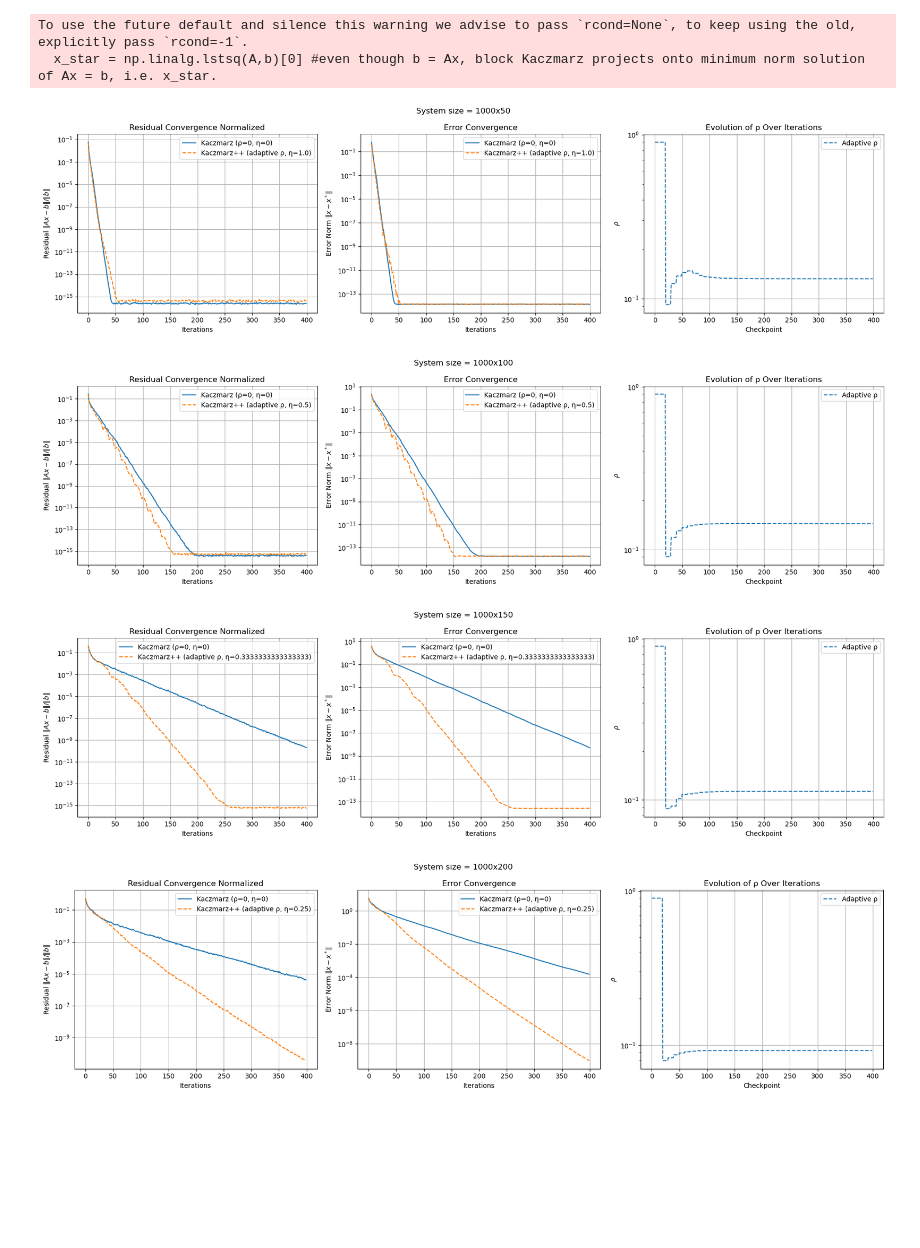
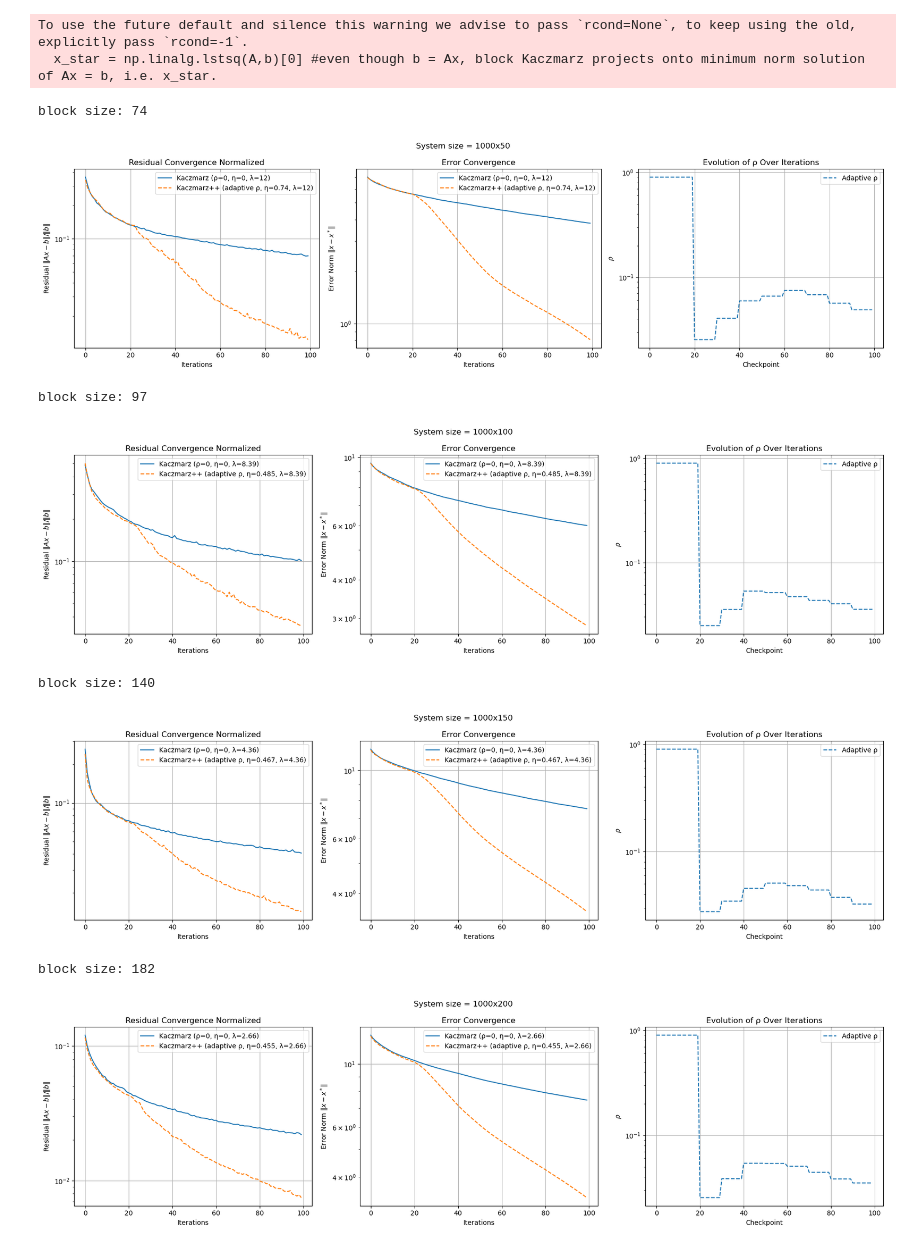
Before and after one commit to jefferyren/SULI, a Jupyter notebook: SULI_Kaczmarz (1).ipynb, the cells around one changed output. Drawn from its saved outputs; the diff is of its cells as text; code cells hidden in the pictures; blank space fills up the shorter version.

```diff
--- a/SULI_Kaczmarz (1).ipynb
+++ b/SULI_Kaczmarz (1).ipynb
@@ -278,4 +297,6 @@ plt.show()
 # %%
+np.random.seed(42)
+
 potential_block_sizes = np.array([25, 50, 100, 200])
 
 m = 1000
@@ -285,23 +306,26 @@ k = k_singular_values(A)
 
 #block size, lambda
 #s = optimal_s_lambda(A, 1, k)[0].astype(int)
-lamb = optimal_s_lambda(A, 1, k)[1]
+#lamb = optimal_s_lambda(A, 1, k)[1]
+lamb_reg = 0.001
 
 for size in potential_block_sizes:
     eta = size/(2*n)
-
+    #lamb_aa = calculate_lamda_mu_nu(A.T @ A, size)[0]
+    #lamb_aa = optimal_s_lambda(A, 1, k)[1]
+    lamb_aa = 0.001
     #no adaptive acceleration
-    x_kacz_reg, residuals_reg, residual_norms_reg, update_norms_reg, errors_reg, rhos_reg = kaczmarz(A, b, lamb = lamb, rho = 0, eta = 0, n_steps = 400, block_size = size, p = 10, x_true = x_star)
+    x_kacz_reg, residuals_reg, residual_norms_reg, update_norms_reg, errors_reg, rhos_reg = kaczmarz(A, b, lamb = lamb_reg, accelerated = False, rho = 0, eta = 0, n_steps = 400, block_size = size, p = 10, x_true = x_star)
     #adaptive acceleration
-    x_kacz_aa, residuals_reg_aa, residual_norms_aa, update_norms_reg_aa, errors_reg_aa, rhos_aa = kaczmarz(A, b, lamb = lamb, rho = 0.9, eta = eta, n_steps = 400, block_size = size, p = 10, x_true = x_star)
+    x_kacz_aa, residuals_reg_aa, residual_norms_aa, update_norms_reg_aa, errors_reg_aa, rhos_aa = kaczmarz(A, b, lamb = lamb_aa, accelerated = True, rho = 0.9, eta = eta, n_steps = 400, block_size = size, p = 10, x_true = x_star)
 
 
     fig, axs = plt.subplots(1, 3, figsize=(18, 5))
     fig.suptitle(f"Block size = {size}")
 
     # Residual
-    axs[0].plot(residual_norms_reg, label="Kaczmarz (ρ=0, η=0)")
-    axs[0].plot(residual_norms_aa, label=f"Kaczmarz++ (adaptive ρ, η={eta})", linestyle='--')
+    axs[0].plot(residual_norms_reg, label=f"Kaczmarz (ρ=0, η=0, λ={lamb_reg:.3g})")
+    axs[0].plot(residual_norms_aa, label=f"Kaczmarz++ (adaptive ρ, η={eta:.3g}, λ={lamb_aa:.3g})", linestyle='--')
     axs[0].set_yscale("log")
     axs[0].set_title("Residual Convergence Normalized")
     axs[0].set_xlabel("Iterations")
@@ -310,8 +334,8 @@ for size in potential_block_sizes:
     axs[0].grid(True)
 
     # Error
-    axs[1].plot(errors_reg, label="Kaczmarz (ρ=0, η=0)")
-    axs[1].plot(errors_reg_aa, label=f"Kaczmarz++ (adaptive ρ, η={eta})", linestyle='--')
+    axs[1].plot(errors_reg, label=f"Kaczmarz (ρ=0, η=0, λ={lamb_reg:.3g})")
+    axs[1].plot(errors_reg_aa, label=f"Kaczmarz++ (adaptive ρ, η={eta:.3g}, λ={lamb_aa:.3g})", linestyle='--')
     axs[1].set_yscale("log")
     axs[1].set_title("Error Convergence")
     axs[1].set_xlabel("Iterations")
@@ -340,62 +364,67 @@ To use the future default and silence this warning we advise to pass `rcond=None
 # %%
+np.random.seed(42)
+
 potential_n_values = np.array([50, 100, 150, 200])
 
 m = 1000
-s = 100
-
-#block size, lambda
-#s = optimal_s_lambda(A, 1, k)[0].astype(int)
-
 for pot_n in potential_n_values:
     A, b, x_true, x_star = generate_rand_system(m, pot_n, cond=1)
     k = k_singular_values(A)
+    s = optimal_s_lambda(A, 1, k)[0].astype(int)
+    print(f"block size: {s}")
     lamb = optimal_s_lambda(A, 1, k)[1]
+    #lamb = calculate_lamda_mu_nu(A.T @ A, s)[0]
+    #lamb = 0.001
 
     eta = s/(2*pot_n)
     #no adaptive acceleration
-    x_kacz_reg, residuals_reg, residual_norms_reg, update_norms_reg, errors_reg, rhos_reg = kaczmarz(A, b, lamb = lamb, rho = 0, eta = 0, n_steps = 400, block_size = s, p = 10, x_true = x_star)
+    x_kacz_reg, residuals_reg, residual_norms_reg, update_norms_reg, errors_reg, rhos_reg = kaczmarz(A, b, lamb = lamb, accelerated = False, rho = 0, eta = 0, n_steps = 100, block_size = s, p = 10, x_true = x_star)
     #adaptive acceleration
-    x_kacz_aa, residuals_reg_aa, residual_norms_aa, update_norms_reg_aa, errors_reg_aa, rhos_aa = kaczmarz(A, b, lamb = lamb, rho = 0.9, eta = eta, n_steps = 400, block_size = s, p = 10, x_true = x_star)
+    x_kacz_aa, residuals_reg_aa, residual_norms_aa, update_norms_reg_aa, errors_reg_aa, rhos_aa = kaczmarz(A, b, lamb = lamb, accelerated = True, rho = 0.9, eta = eta, n_steps = 100, block_size = s, p = 10, x_true = x_star)
 
     fig, axs = plt.subplots(1, 3, figsize=(18, 5))
     fig.suptitle(f"System size = 1000x{pot_n}")
 
     # Residual
-    axs[0].plot(residual_norms_reg, label="Kaczmarz (ρ=0, η=0)")
-    axs[0].plot(residual_norms_aa, label=f"Kaczmarz++ (adaptive ρ, η={eta})", linestyle='--')
+    axs[0].plot(residual_norms_reg, label=f"Kaczmarz (ρ=0, η=0, λ={lamb:.3g})")
+    axs[0].plot(residual_norms_aa, label=f"Kaczmarz++ (adaptive ρ, η={eta:.3g}, λ={lamb:.3g})", linestyle='--')
     axs[0].set_yscale("log")
     axs[0].set_title("Residual Convergence Normalized")
     axs[0].set_xlabel("Iterations")
     axs[0].set_ylabel(r"Residual $\|Ax - b\| / \|b\|$")
     axs[0].legend()
     axs[0].grid(True)
 
     # Error
-    axs[1].plot(errors_reg, label="Kaczmarz (ρ=0, η=0)")
-    axs[1].plot(errors_reg_aa, label=f"Kaczmarz++ (adaptive ρ, η={eta})", linestyle='--')
+    axs[1].plot(errors_reg, label=f"Kaczmarz (ρ=0, η=0, λ={lamb:.3g})")
+    axs[1].plot(errors_reg_aa, label=f"Kaczmarz++ (adaptive ρ, η={eta:.3g}, λ={lamb:.3g})", linestyle='--')
     axs[1].set_yscale("log")
     axs[1].set_title("Error Convergence")
     axs[1].set_xlabel("Iterations")
     axs[1].set_ylabel(r"Error Norm $\|x - x^*\|$")
     axs[1].legend()
     axs[1].grid(True)
 
     # Adaptive ρ
     axs[2].plot(rhos_aa, label="Adaptive ρ", linestyle='--')
     axs[2].set_yscale("log")
     axs[2].set_title("Evolution of ρ Over Iterations")
     axs[2].set_xlabel("Checkpoint")
     axs[2].set_ylabel(r"$\rho$")
     axs[2].legend()
     axs[2].grid(True)
 
     plt.tight_layout()
     plt.show()
 # %% [output]
 To use the future default and silence this warning we advise to pass `rcond=None`, to keep using the old, explicitly pass `rcond=-1`.
   x_star = np.linalg.lstsq(A,b)[0] #even though b = Ax, block Kaczmarz projects onto minimum norm solution of Ax = b, i.e. x_star.
+block size: 74
-[figure, old version]
+[figure, new version]
+block size: 97
-[figure, old version]
+[figure, new version]
+block size: 140
-[figure, old version]
+[figure, new version]
+block size: 182
-[figure, old version]
+[figure, new version]
 # %%
```
Also changed, not shown: parts of 20 cells of this notebook.
